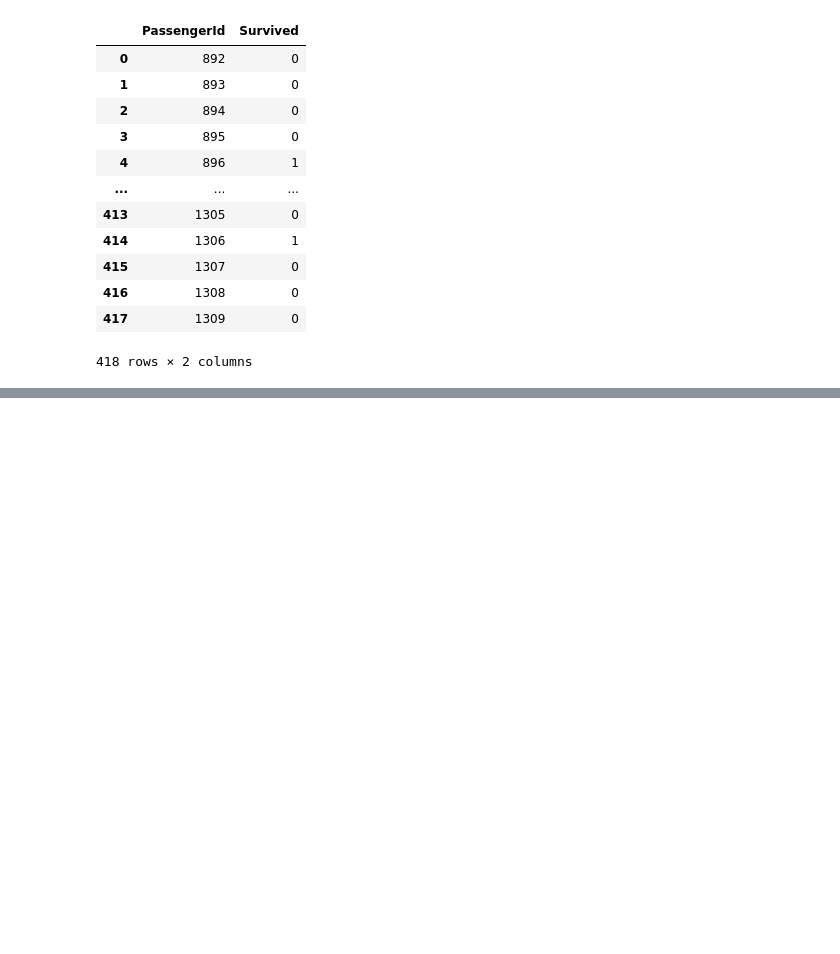
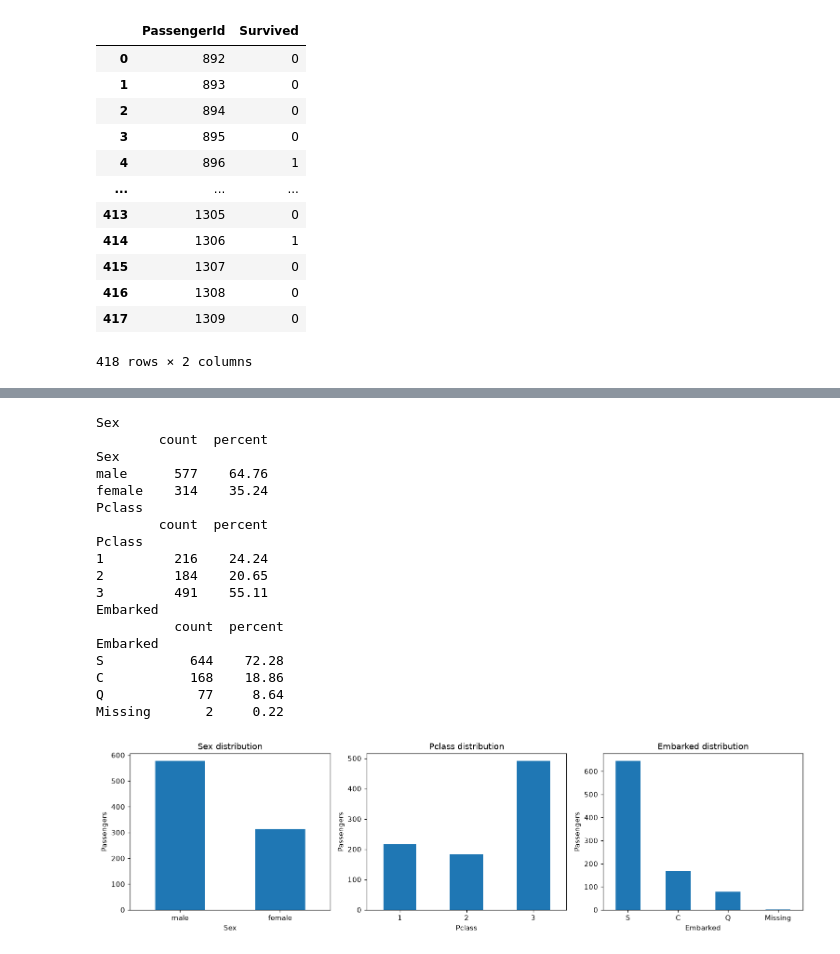
Before and after one commit to 2Gpb/TitanicPipeline, a Jupyter notebook: notebooks/draft.ipynb, the cells around one changed output, grey strips where cells are left out. Saved outputs shown, nothing was run; the diff lists cells and outputs as text; code cells hidden in the pictures; blank space fills up the shorter version.

```diff
--- a/notebooks/draft.ipynb
+++ b/notebooks/draft.ipynb
@@ -324,0 +481,30 @@ submission.to_csv("../submission_logreg.csv", index=False)
+# %%
+fig, axes = plt.subplots(1, 3, figsize=(14, 4))
+for ax, column in zip(axes, ["Sex", "Pclass", "Embarked"]):
+    counts = stats_data[column].fillna("Missing").value_counts() if column != "Pclass" else stats_data[column].value_counts().sort_index()
+    print(column)
+    print(pd.DataFrame({"count": counts, "percent": (counts / len(stats_data) * 100).round(2)}))
+    counts.plot.bar(ax=ax, rot=0)
+    ax.set(title=f"{column} distribution", ylabel="Passengers")
+plt.tight_layout()
+plt.show()
+# %% [output]
+Sex
+        count  percent
+Sex
+male      577    64.76
+female    314    35.24
+Pclass
+        count  percent
+Pclass
+1         216    24.24
+2         184    20.65
+3         491    55.11
+Embarked
+          count  percent
+Embarked
+S           644    72.28
+C           168    18.86
+Q            77     8.64
+Missing       2     0.22
+[figure, added]
```
Also changed, not shown: parts of 20 cells of this notebook, 16 other files.
